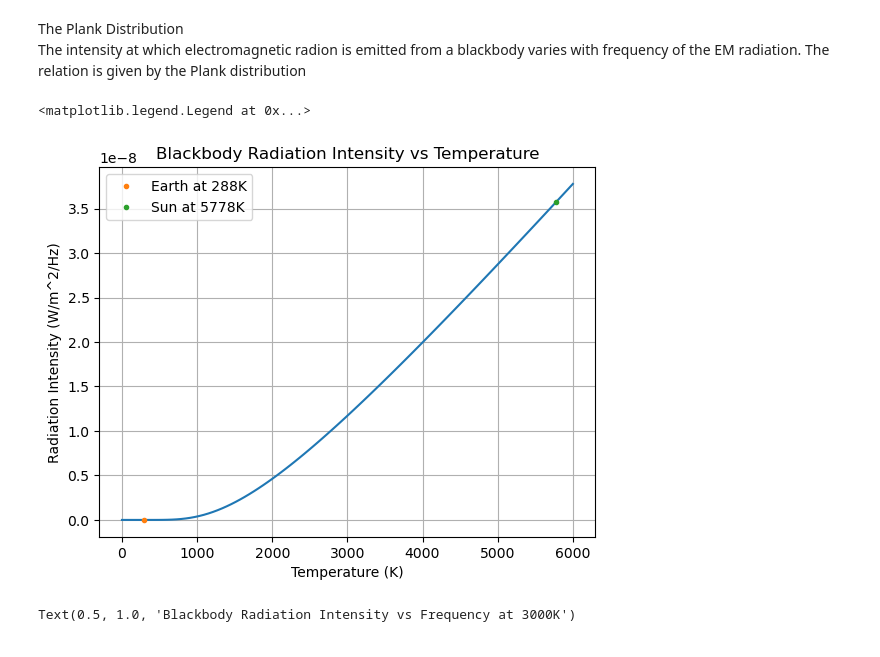
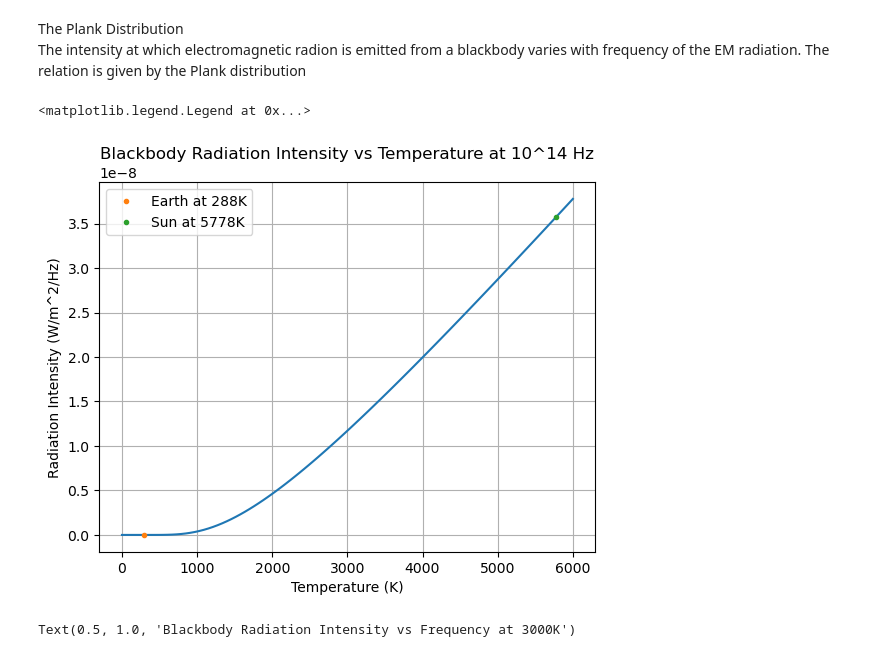
Before and after one commit to regularFaux/ERTH535, a Jupyter notebook: ExitanceLab.ipynb, the cells around one changed output. Cells and saved outputs as stored; diff of their text form; code cells hidden in the pictures.

```diff
--- a/ExitanceLab.ipynb
+++ b/ExitanceLab.ipynb
@@ -13,25 +13,25 @@ The intensity at which electromagnetic radion is emitted from a blackbody varies
 # %%
 #Bulk Radiation analysis
 h = 6.626*10**-34  # Planck's constant in J·s
 c = 3.0*10**8    # Speed of light in m/s
 k = 1.381*10**-23  # Boltzmann's constant in J/K
 f = 1.0*10**14  # Frequency in Hz
 def radiation_analysis(T):
     return 2*np.pi*h*f**3/c**2 * 1/(np.exp(h*f/(k*T))-1)
 T = np.linspace(0.0, 6000, 100)
 R = radiation_analysis(T)
 #print(R)
 plt.plot(T, R)
 plt.xlabel('Temperature (K)')
 plt.ylabel('Radiation Intensity (W/m^2/Hz)')
-plt.title('Blackbody Radiation Intensity vs Temperature')
+plt.title('Blackbody Radiation Intensity vs Temperature at 10^14 Hz')
 plt.grid()
 plt.plot(288, radiation_analysis(288), '.',label='Earth at 288K')  # Example at 288K
 plt.plot(5778, radiation_analysis(5778), '.',label='Sun at 5778K')  # Example at 5778K (Sun's surface temperature)
 plt.legend()
 # %% [output]
 <matplotlib.legend.Legend at 0x...>
-[figure, old version]
+[figure, new version]
 # %%
 Temp = 3000  # Temperature in Kelvin
 def radiation_analysis2(freq):
```
Also changed, not shown: parts of 1 cell of this notebook.
